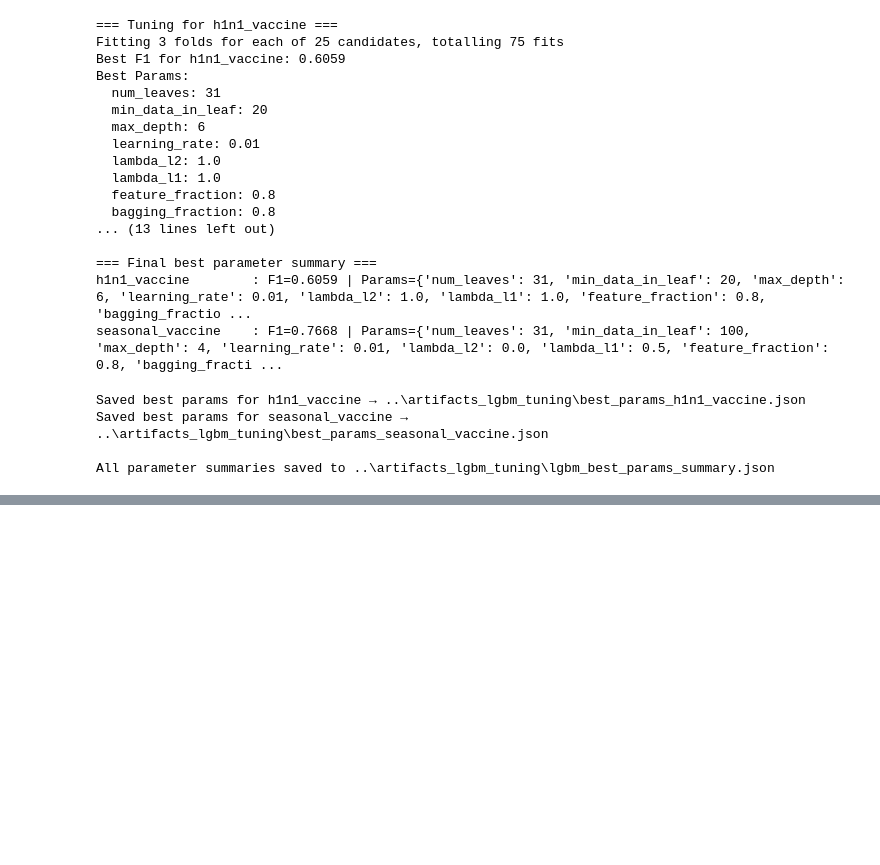
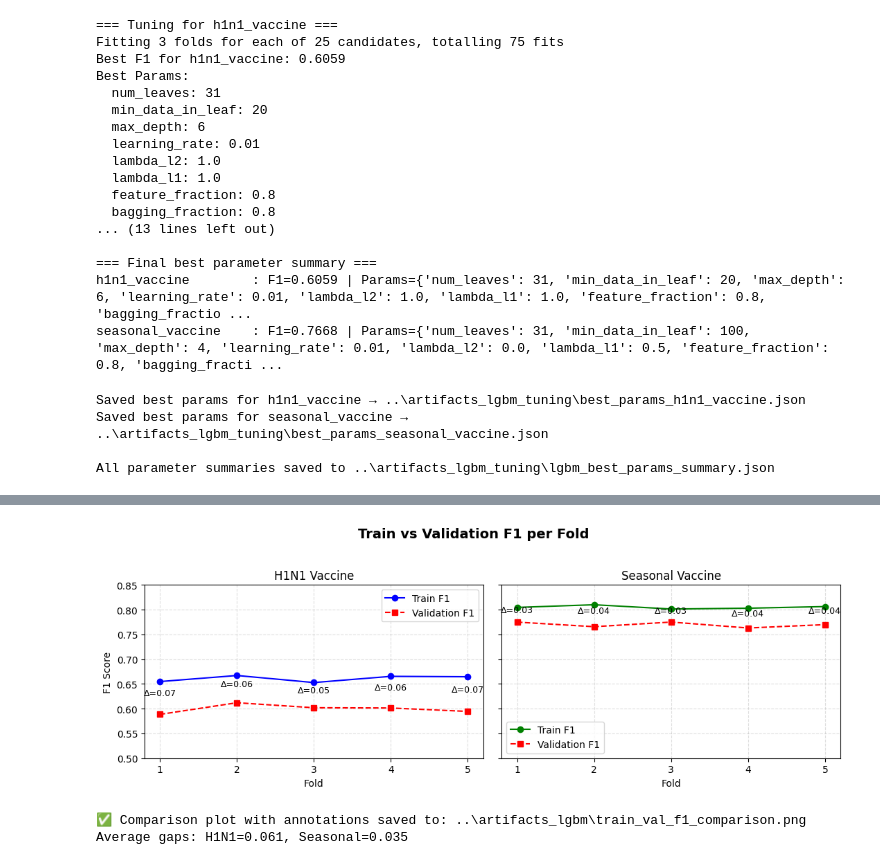
Before and after one commit to americano-diana/neuro_flushot, a Jupyter notebook: notebooks/sprint2_modeling_lgbm.ipynb, the cells around one changed output, grey strips where cells are left out. Cells and saved outputs as stored; diff of their text form; code cells hidden in the pictures; blank space fills up the shorter version.

```diff
--- a/notebooks/sprint2_modeling_lgbm.ipynb
+++ b/notebooks/sprint2_modeling_lgbm.ipynb
@@ -182,3 +182,76 @@ Saved best params for h1n1_vaccine → ..\artifacts_lgbm_tuning\best_params_h1n1
 Saved best params for seasonal_vaccine → ..\artifacts_lgbm_tuning\best_params_seasonal_vaccine.json
 
 All parameter summaries saved to ..\artifacts_lgbm_tuning\lgbm_best_params_summary.json
+# %%
+from src.modeling_lgbm import lgbm_cv_with_train_eval, clean_feature_names
+import pandas as pd
+import matplotlib.pyplot as plt
+import numpy as np
+from pathlib import Path
+
+# -------------------------------------------------------
+# 1. Load data
+# -------------------------------------------------------
+ROOT = Path(".").resolve().parents[0] if (Path(".") / "src").exists() else Path("..")
+DATA_TRAIN = ROOT / "data" / "processed" / "training_fe_full.csv"
+DATA_LABELS = ROOT / "data" / "raw" / "training_set_labels.csv"
+ARTIFACTS = ROOT / "artifacts_lgbm"
+ARTIFACTS.mkdir(parents=True, exist_ok=True)
+
+X = pd.read_csv(DATA_TRAIN)
+y_all = pd.read_csv(DATA_LABELS)[["h1n1_vaccine", "seasonal_vaccine"]].astype(int)
+X = clean_feature_names(X)
+
+# -------------------------------------------------------
+# 2. Run CV for both labels
+# -------------------------------------------------------
+res_h1n1 = lgbm_cv_with_train_eval(X, y_all["h1n1_vaccine"], label_name="H1N1 Vaccine", plot=False)
+res_seas = lgbm_cv_with_train_eval(X, y_all["seasonal_vaccine"], label_name="Seasonal Vaccine", plot=False)
+
+# -------------------------------------------------------
+# 3. Plot: Train vs Validation F1 per fold
+# -------------------------------------------------------
+folds = np.arange(1, len(res_h1n1["train_f1_per_fold"]) + 1)
+fig, axes = plt.subplots(1, 2, figsize=(11, 4), sharey=True)
+plt.suptitle("Train vs Validation F1 per Fold", fontsize=14, weight="bold")
+
+for ax, res, title, color in zip(
+    axes,
+    [res_h1n1, res_seas],
+    ["H1N1 Vaccine", "Seasonal Vaccine"],
+    ["blue", "green"],
+):
+    ax.plot(folds, res["train_f1_per_fold"], marker="o", label="Train F1", color=color)
+    ax.plot(folds, res["val_f1_per_fold"], marker="s", label="Validation F1", color="red", linestyle="--")
+
+    # Annotate gap above folds
+    for i, (tr, va) in enumerate(zip(res["train_f1_per_fold"], res["val_f1_per_fold"])):
+        ax.text(
+            folds[i],
+            (tr + va) / 2 + 0.005,
+            f"Δ={tr - va:.02f}",
+            ha="center",
+            fontsize=9,
+            color="black",
+        )
+
+    ax.set_title(title)
+    ax.set_xlabel("Fold")
+    ax.set_xticks(folds)
+    ax.grid(alpha=0.4, linestyle="--")
+    ax.legend()
+    ax.set_ylim(0.5, 0.85)
+
+axes[0].set_ylabel("F1 Score")
+plt.tight_layout(rect=[0, 0, 1, 0.95])
+
+# -------------------------------------------------------
+# 4. Save and display
+# -------------------------------------------------------
+plot_path = ARTIFACTS / "train_val_f1_comparison.png"
+plt.savefig(plot_path, dpi=200)
+plt.show()
+
+print(f"✅ Comparison plot with annotations saved to: {plot_path}")
+print(f"Average gaps: H1N1={res_h1n1['gap']:.3f}, Seasonal={res_seas['gap']:.3f}")
+# %% [output]
@@ -184,0 +275,3 @@ All parameter summaries saved to ..\artifacts_lgbm_tuning\lgbm_best_params_summa
+[figure, added]
+✅ Comparison plot with annotations saved to: ..\artifacts_lgbm\train_val_f1_comparison.png
+Average gaps: H1N1=0.061, Seasonal=0.035
```
Also changed, not shown: parts of 2 cells of this notebook, 3 other files.
